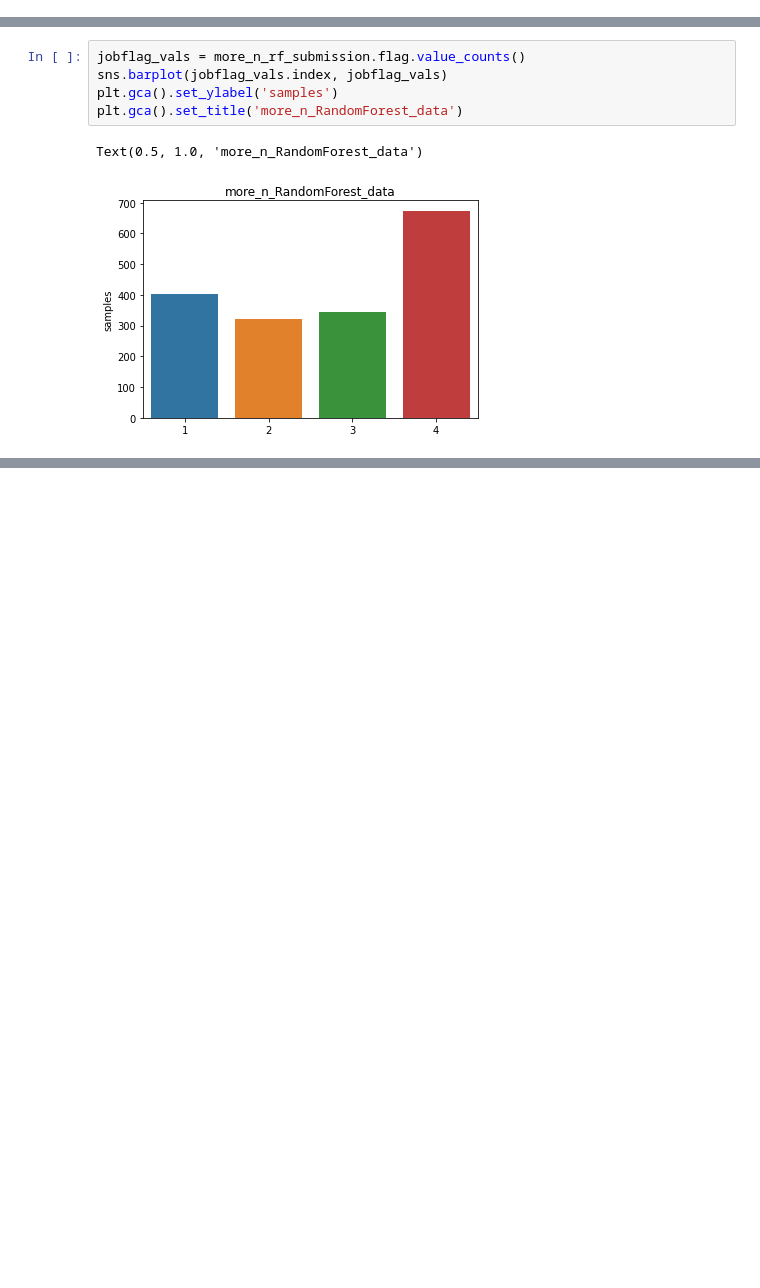
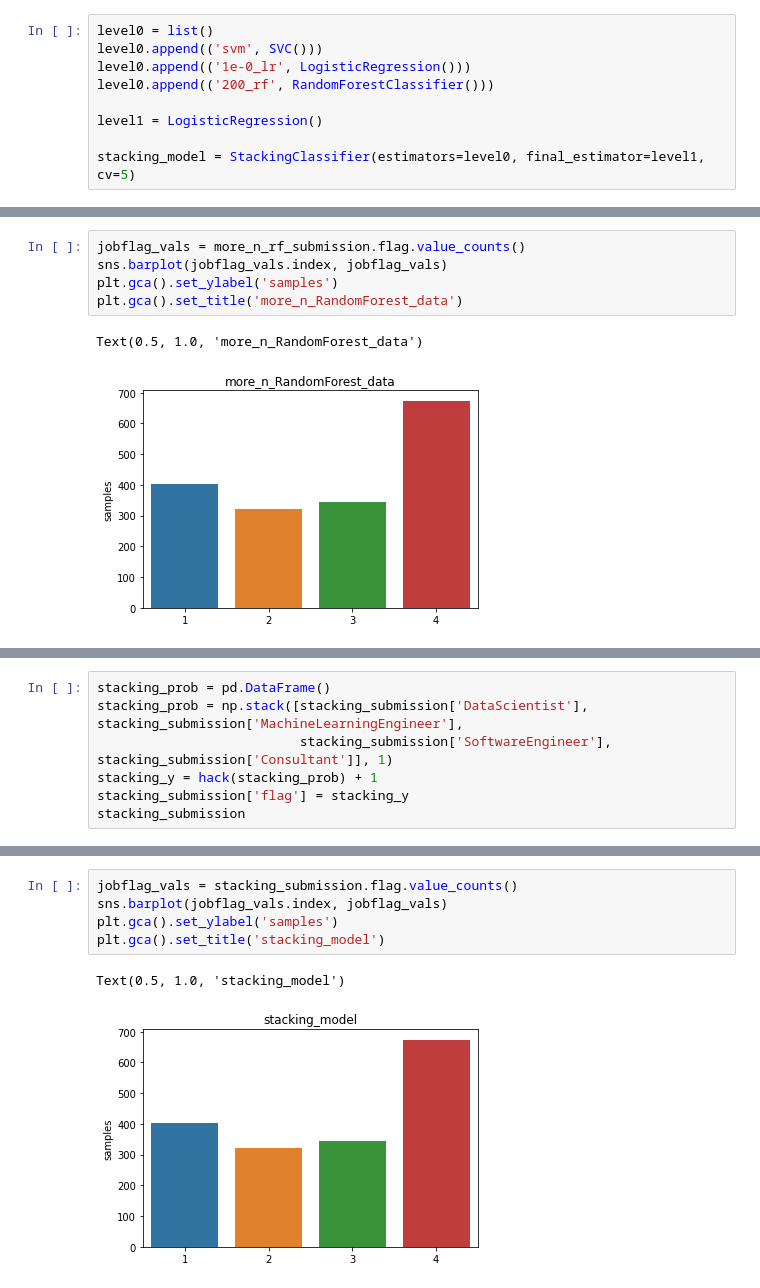
Before and after one commit to Radperia/SIGNATE_student_2020, a Jupyter notebook: SIGNATE_Tfidf_2LR+2RF_stacking.ipynb, the cells around one changed output, grey strips where cells are left out. Cells and saved outputs as stored; diff of their text form; blank space fills up the shorter version.

```diff
--- a/SIGNATE_Tfidf_2LR+2RF_stacking.ipynb
+++ b/SIGNATE_Tfidf_2LR+2RF_stacking.ipynb
@@ -714,0 +718,9 @@ for name, model in models.items():
+# %%
+level0 = list()
+level0.append(('svm', SVC()))
+level0.append(('1e-0_lr', LogisticRegression()))
+level0.append(('200_rf', RandomForestClassifier()))
+
+level1 = LogisticRegression()
+
+stacking_model = StackingClassifier(estimators=level0, final_estimator=level1, cv=5)
@@ -1080,0 +1017,7 @@ py.iplot(data, filename='labelled-heatmap')
+# %%
+stacking_prob = pd.DataFrame()
+stacking_prob = np.stack([stacking_submission['DataScientist'], stacking_submission['MachineLearningEngineer'],
+                          stacking_submission['SoftwareEngineer'], stacking_submission['Consultant']], 1)
+stacking_y = hack(stacking_prob) + 1
+stacking_submission['flag'] = stacking_y
+stacking_submission
@@ -1080,0 +1038,8 @@ py.iplot(data, filename='labelled-heatmap')
+# %%
+jobflag_vals = stacking_submission.flag.value_counts()
+sns.barplot(jobflag_vals.index, jobflag_vals)
+plt.gca().set_ylabel('samples')
+plt.gca().set_title('stacking_model')
+# %% [output]
+Text(0.5, 1.0, 'stacking_model')
+[figure, added]
```
Also changed, not shown: parts of 26 cells of this notebook.
